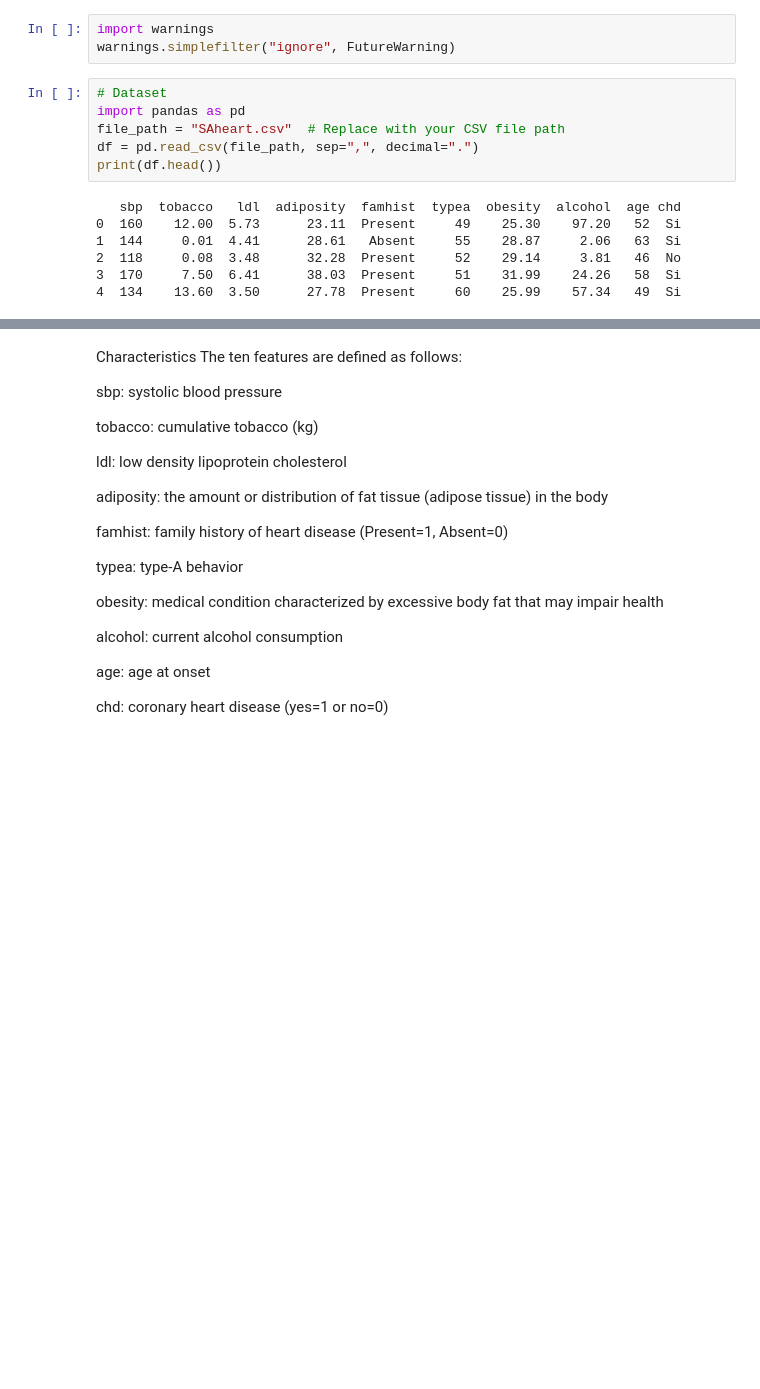
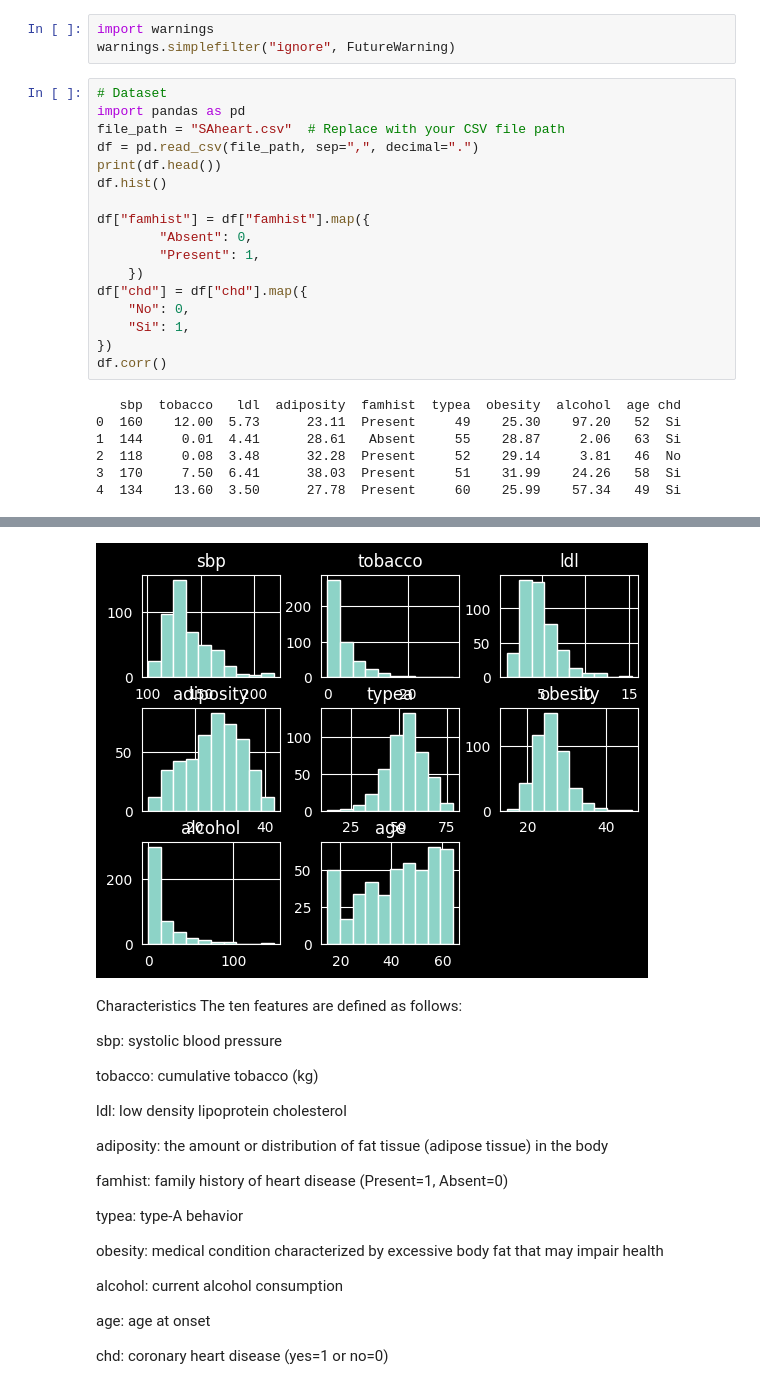
Before and after one commit to robin-szy/machine-learning-course-projects, a Jupyter notebook: HW2_Causality/PC_on_data.ipynb, the cells around one changed output, grey strips where cells are left out. Saved outputs shown, nothing was run; the diff lists cells and outputs as text; blank space fills up the shorter version.

```diff
--- a/HW2_Causality/PC_on_data.ipynb
+++ b/HW2_Causality/PC_on_data.ipynb
@@ -7,6 +7,17 @@ import pandas as pd
 file_path = "SAheart.csv"  # Replace with your CSV file path
 df = pd.read_csv(file_path, sep=",", decimal=".")
 print(df.head())
+df.hist()
+
+df["famhist"] = df["famhist"].map({
+        "Absent": 0,
+        "Present": 1,
+    })
+df["chd"] = df["chd"].map({
+    "No": 0,
+    "Si": 1,
+})
+df.corr()
 # %% [output]
    sbp  tobacco   ldl  adiposity  famhist  typea  obesity  alcohol  age chd
 0  160    12.00  5.73      23.11  Present     49    25.30    97.20   52  Si
@@ -17,3 +39,4 @@ print(df.head())
+[figure, added]
 # %% [markdown]
 Characteristics The ten features are defined as follows:
 
```
Also changed, not shown: parts of 4 cells of this notebook, 1 other file.
